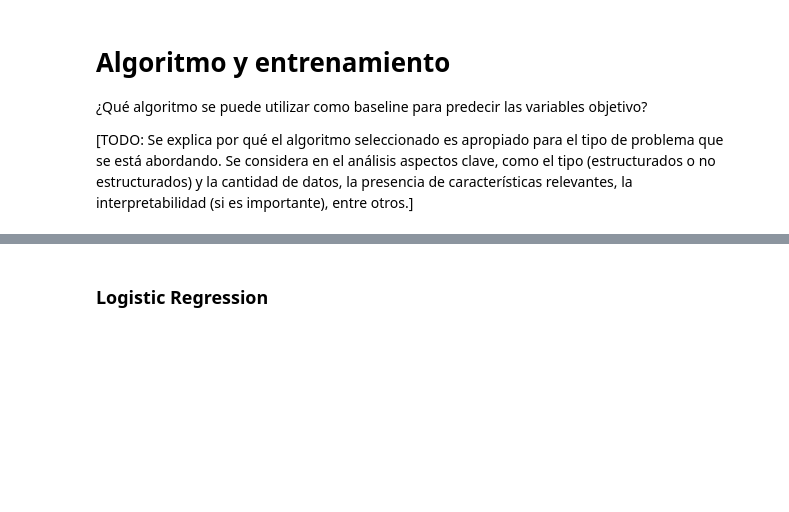
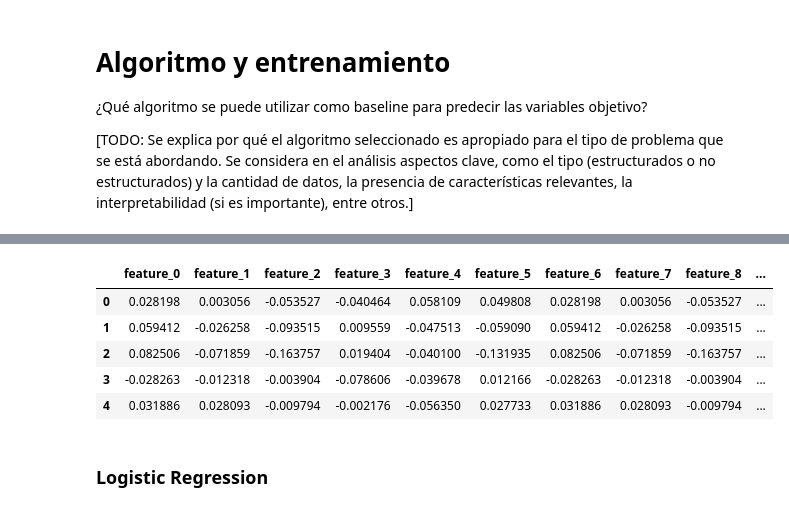
Before and after one commit to PosgradoMNA/Proyecto_Integrador_Equipo_11, a Jupyter notebook: notebooks/BaselineModel.ipynb, the cells around one changed output, grey strips where cells are left out. Saved outputs shown, nothing was run; the diff lists cells and outputs as text; code cells hidden in the pictures; blank space fills up the shorter version.

```diff
--- a/notebooks/BaselineModel.ipynb
+++ b/notebooks/BaselineModel.ipynb
@@ -132,3 +155,12 @@ De acuerdo con el balanceo de clases, ya que se cuenta con una mínima proporcio
+# %%
+all_features_val.head()
+# %% [output]
+|  | feature_0 | feature_1 | feature_2 | feature_3 | feature_4 | feature_5 | feature_6 | feature_7 | feature_8 | ... |
+| 0 | 0.028198 | 0.003056 | -0.053527 | -0.040464 | 0.058109 | 0.049808 | 0.028198 | 0.003056 | -0.053527 | ... |
+| 1 | 0.059412 | -0.026258 | -0.093515 | 0.009559 | -0.047513 | -0.059090 | 0.059412 | -0.026258 | -0.093515 | ... |
+| 2 | 0.082506 | -0.071859 | -0.163757 | 0.019404 | -0.040100 | -0.131935 | 0.082506 | -0.071859 | -0.163757 | ... |
+| 3 | -0.028263 | -0.012318 | -0.003904 | -0.078606 | -0.039678 | 0.012166 | -0.028263 | -0.012318 | -0.003904 | ... |
+| 4 | 0.031886 | 0.028093 | -0.009794 | -0.002176 | -0.056350 | 0.027733 | 0.031886 | 0.028093 | -0.009794 | ... |
 # %% [markdown]
 ### Logistic Regression
 # %%
```
Also changed, not shown: parts of 18 cells of this notebook, 2 other files.
